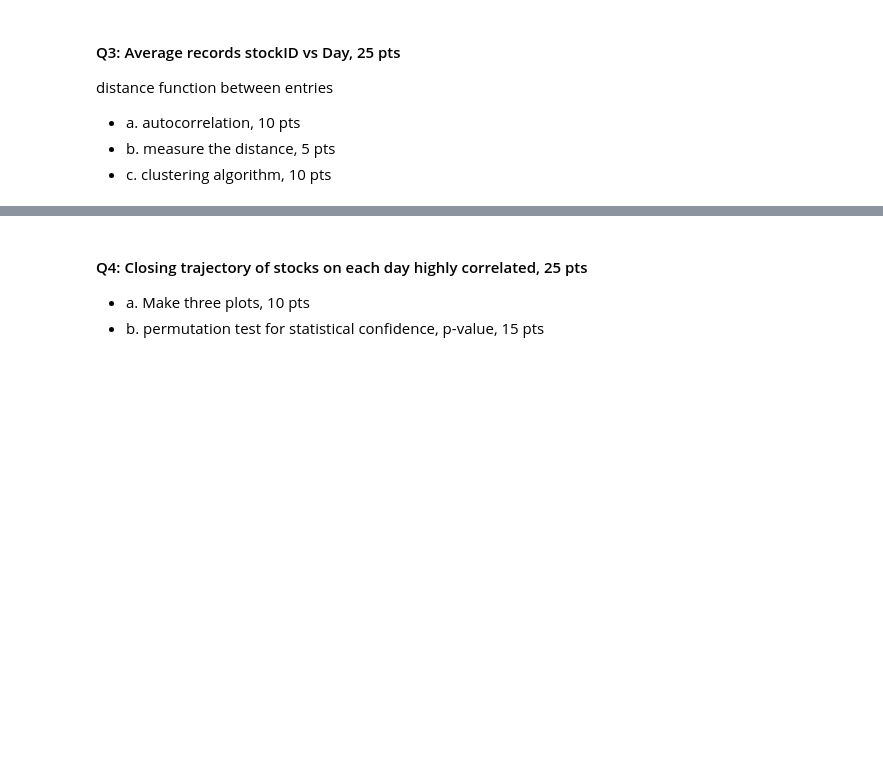
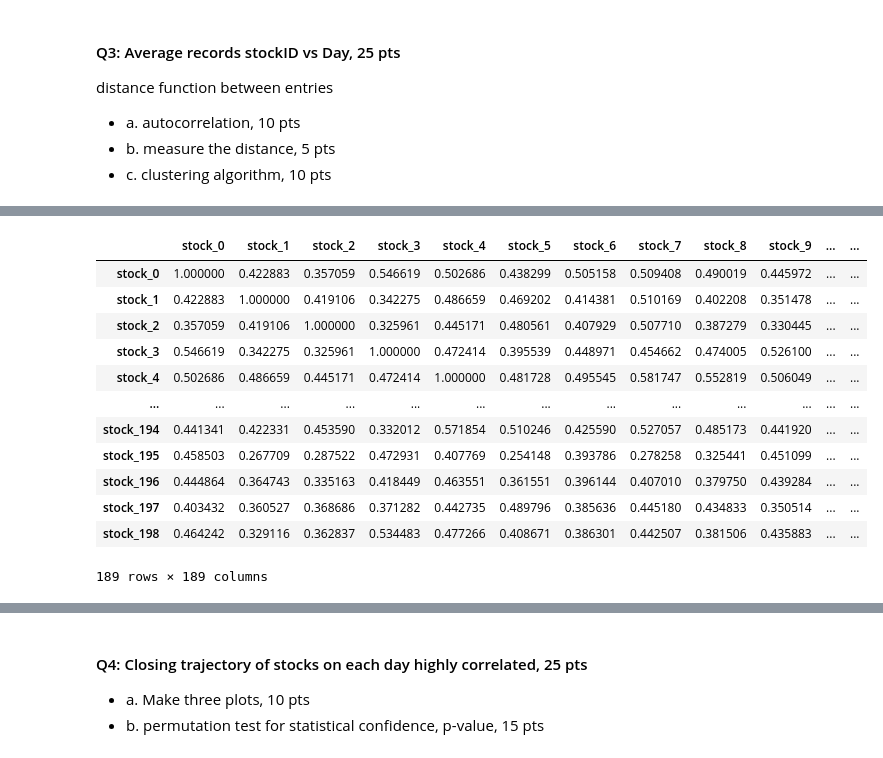
Before and after one commit to fundekaustubh/optiver-trading-challenge, a Jupyter notebook: optiver-2023-basic-submission-demo.ipynb, the cells around one changed output, grey strips where cells are left out. Drawn from its saved outputs; the diff is of its cells as text; code cells hidden in the pictures; blank space fills up the shorter version.

```diff
--- a/optiver-2023-basic-submission-demo.ipynb
+++ b/optiver-2023-basic-submission-demo.ipynb
@@ -415,27 +437,0 @@ csv.sort_values(by=['stock_id', 'date_id', 'time_id'], inplace=True)
-# %%
-csv = csv.sort_values(by=['stock_id', 'date_id', 'time_id'])
-
-# Define the number of days to look back and ahead (10 in this case).
-look_back_days = 10
-look_ahead_days = 10
-
-# Create an empty DataFrame to store the autocorrelation results.
-autocorrelation_results = pd.DataFrame(columns=['stock_id', 'autocorrelation'])
-
-# Group the data by 'stock_id'.
-grouped = df.groupby('stock_id')
-
-# Iterate through each group (stock_id).
-for stock_id, group in grouped:
-    # Calculate autocorrelation for each 'target' value in the group.
-    autocorrelations = []
-    for i in range(-look_back_days, look_ahead_days + 1):
-        autocorrelation = group['target'].autocorr(lag=i)
-        autocorrelations.append(autocorrelation)
-
-    # Create a DataFrame for the results and append it to the main results DataFrame.
-    stock_autocorr_df = pd.DataFrame({'stock_id': [stock_id] * (2 * look_back_days + 1), 'autocorrelation': autocorrelations})
-    autocorrelation_results = autocorrelation_results.append(stock_autocorr_df, ignore_index=True)
-
-# Print or save the autocorrelation results.
-print(autocorrelation_results)
@@ -448 +438,7 @@ len(csv['stock_id'].unique())
+# %%
+q3b_df = pd.DataFrame()
+q4_df["row_number"] = q4_df.groupby("date_id").cumcount() + 1
+q3b_df = q4_df.pivot(index='date_id', columns='row_number', values=['reference_price'])
+q3b_df.columns = [f'stock_{stock_id}' for stock_id in q4_df['stock_id'].unique()]
+q3b_df.reset_index(inplace=True)
 # %%
@@ -457,0 +454,18 @@ pd.plotting.autocorrelation_plot(csv_stockwise[0].loc[:, 'bid_price'])
+# %%
+correlationMatrix = q3b_df.loc[:, q3b_df.columns != 'date_id'].corr(method='pearson')
+# %%
+correlationMatrix
+# %% [output]
+|  | stock_0 | stock_1 | stock_2 | stock_3 | stock_4 | stock_5 | stock_6 | stock_7 | stock_8 | stock_9 | ... | ... |
+| stock_0 | 1.000000 | 0.422883 | 0.357059 | 0.546619 | 0.502686 | 0.438299 | 0.505158 | 0.509408 | 0.490019 | 0.445972 | ... | ... |
+| stock_1 | 0.422883 | 1.000000 | 0.419106 | 0.342275 | 0.486659 | 0.469202 | 0.414381 | 0.510169 | 0.402208 | 0.351478 | ... | ... |
+| stock_2 | 0.357059 | 0.419106 | 1.000000 | 0.325961 | 0.445171 | 0.480561 | 0.407929 | 0.507710 | 0.387279 | 0.330445 | ... | ... |
+| stock_3 | 0.546619 | 0.342275 | 0.325961 | 1.000000 | 0.472414 | 0.395539 | 0.448971 | 0.454662 | 0.474005 | 0.526100 | ... | ... |
+| stock_4 | 0.502686 | 0.486659 | 0.445171 | 0.472414 | 1.000000 | 0.481728 | 0.495545 | 0.581747 | 0.552819 | 0.506049 | ... | ... |
+| ... | ... | ... | ... | ... | ... | ... | ... | ... | ... | ... | ... | ... |
+| stock_194 | 0.441341 | 0.422331 | 0.453590 | 0.332012 | 0.571854 | 0.510246 | 0.425590 | 0.527057 | 0.485173 | 0.441920 | ... | ... |
+| stock_195 | 0.458503 | 0.267709 | 0.287522 | 0.472931 | 0.407769 | 0.254148 | 0.393786 | 0.278258 | 0.325441 | 0.451099 | ... | ... |
+| stock_196 | 0.444864 | 0.364743 | 0.335163 | 0.418449 | 0.463551 | 0.361551 | 0.396144 | 0.407010 | 0.379750 | 0.439284 | ... | ... |
+| stock_197 | 0.403432 | 0.360527 | 0.368686 | 0.371282 | 0.442735 | 0.489796 | 0.385636 | 0.445180 | 0.434833 | 0.350514 | ... | ... |
+| stock_198 | 0.464242 | 0.329116 | 0.362837 | 0.534483 | 0.477266 | 0.408671 | 0.386301 | 0.442507 | 0.381506 | 0.435883 | ... | ... |
+189 rows × 189 columns
```
Also changed, not shown: parts of 35 cells of this notebook.
